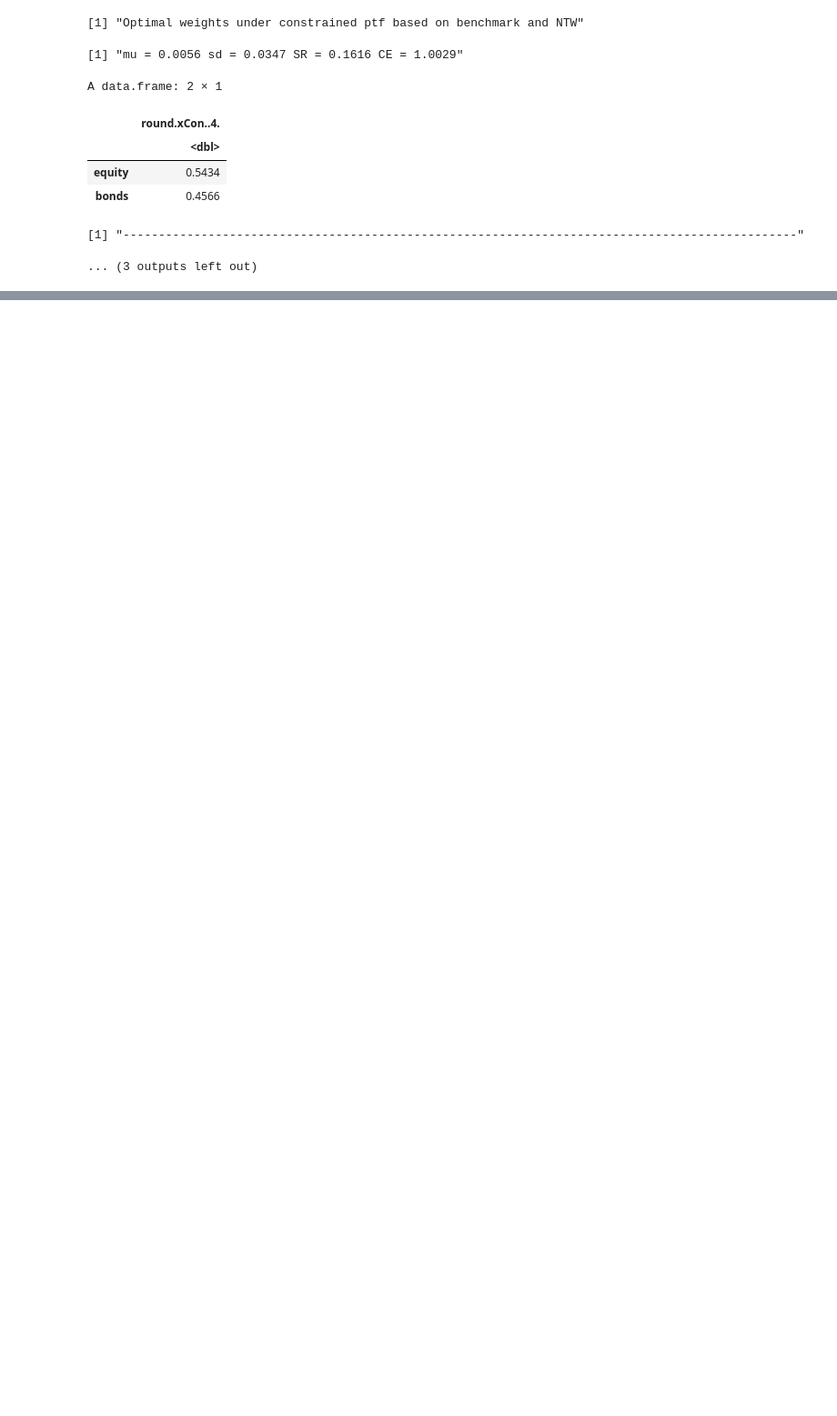
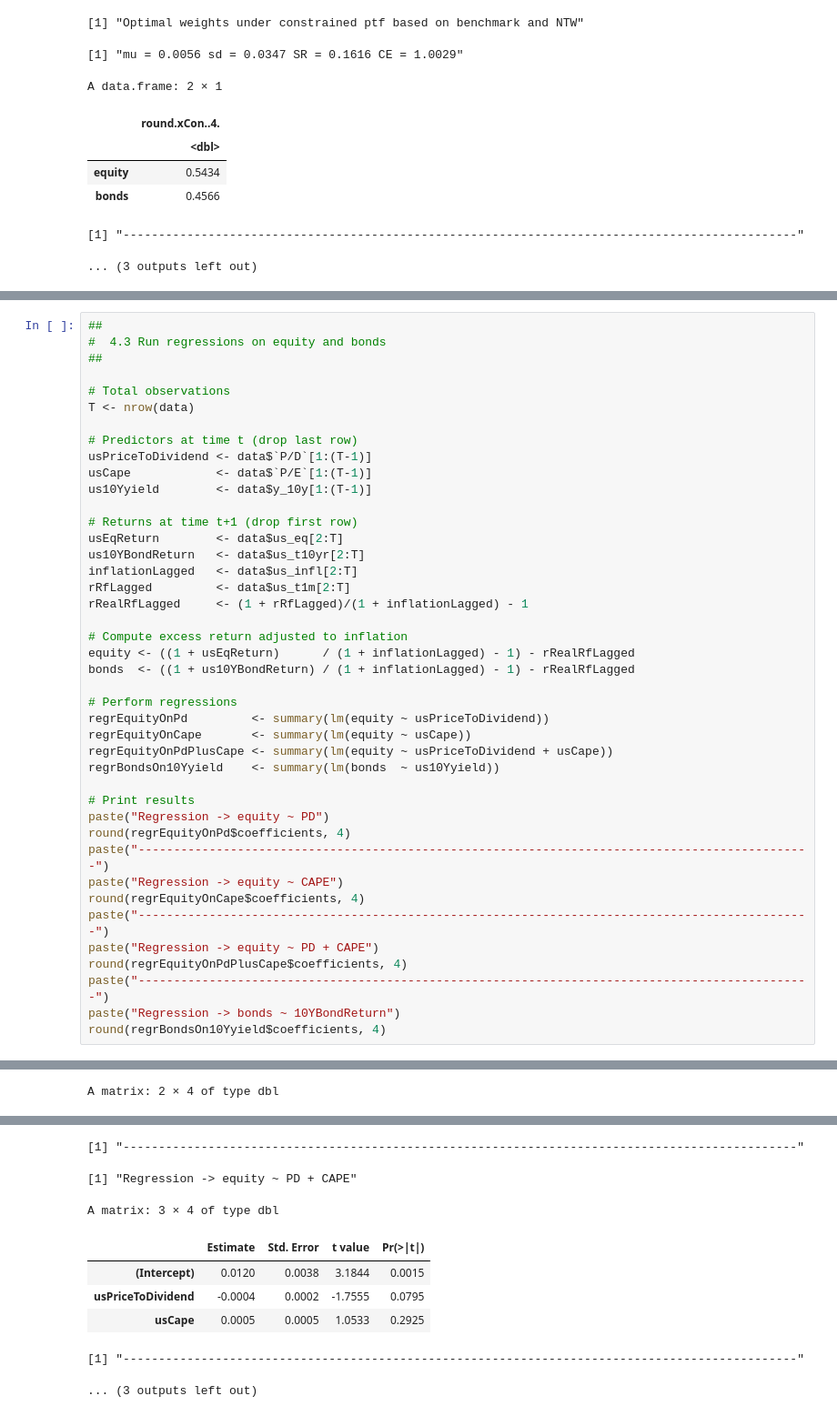
Before and after one commit to S2310053/GRA6560, a Jupyter notebook: main_code.ipynb, the cells around one changed output, grey strips where cells are left out. Shown at 91% size. Saved outputs shown, nothing was run; the diff lists cells and outputs as text; blank space fills up the shorter version.

```diff
--- a/main_code.ipynb
+++ b/main_code.ipynb
@@ -1217,3 +1217,46 @@ A matrix: 3 × 1 of type dbl
 | Diversification return (RP - VD) | -0.0714 |
 [1] "-----------------------------------------------------------------------------------------------"
 [figure]
+# %%
+##
+#  4.3 Run regressions on equity and bonds
+##
+
+# Total observations
+T <- nrow(data)
+
+# Predictors at time t (drop last row)
+usPriceToDividend <- data$`P/D`[1:(T-1)]
+usCape            <- data$`P/E`[1:(T-1)]
+us10Yyield        <- data$y_10y[1:(T-1)]
+
+# Returns at time t+1 (drop first row)
+usEqReturn        <- data$us_eq[2:T]
+us10YBondReturn   <- data$us_t10yr[2:T]
+inflationLagged   <- data$us_infl[2:T]
+rRfLagged         <- data$us_t1m[2:T]
+rRealRfLagged     <- (1 + rRfLagged)/(1 + inflationLagged) - 1
+
+# Compute excess return adjusted to inflation
+equity <- ((1 + usEqReturn)      / (1 + inflationLagged) - 1) - rRealRfLagged
+bonds  <- ((1 + us10YBondReturn) / (1 + inflationLagged) - 1) - rRealRfLagged
+
+# Perform regressions
+regrEquityOnPd         <- summary(lm(equity ~ usPriceToDividend))
+regrEquityOnCape       <- summary(lm(equity ~ usCape))
+regrEquityOnPdPlusCape <- summary(lm(equity ~ usPriceToDividend + usCape))
+regrBondsOn10Yyield    <- summary(lm(bonds  ~ us10Yyield))
+
+# Print results
+paste("Regression -> equity ~ PD")
+round(regrEquityOnPd$coefficients, 4)
+paste("-----------------------------------------------------------------------------------------------")
+paste("Regression -> equity ~ CAPE")
+round(regrEquityOnCape$coefficients, 4)
+paste("-----------------------------------------------------------------------------------------------")
+paste("Regression -> equity ~ PD + CAPE")
+round(regrEquityOnPdPlusCape$coefficients, 4)
+paste("-----------------------------------------------------------------------------------------------")
+paste("Regression -> bonds ~ 10YBondReturn")
+round(regrBondsOn10Yyield$coefficients, 4)
+# %% [output]
@@ -1219,0 +1270 @@ A matrix: 3 × 1 of type dbl
+A matrix: 2 × 4 of type dbl
@@ -1219,0 +1274,9 @@ A matrix: 3 × 1 of type dbl
+[1] "-----------------------------------------------------------------------------------------------"
+[1] "Regression -> equity ~ PD + CAPE"
+A matrix: 3 × 4 of type dbl
+|  | Estimate | Std. Error | t value | Pr(>|t|) |
+| (Intercept) | 0.0120 | 0.0038 | 3.1844 | 0.0015 |
+| usPriceToDividend | -0.0004 | 0.0002 | -1.7555 | 0.0795 |
+| usCape | 0.0005 | 0.0005 | 1.0533 | 0.2925 |
+[1] "-----------------------------------------------------------------------------------------------"
+... (3 outputs left out)
```
Also changed, not shown: parts of 3 cells of this notebook.
